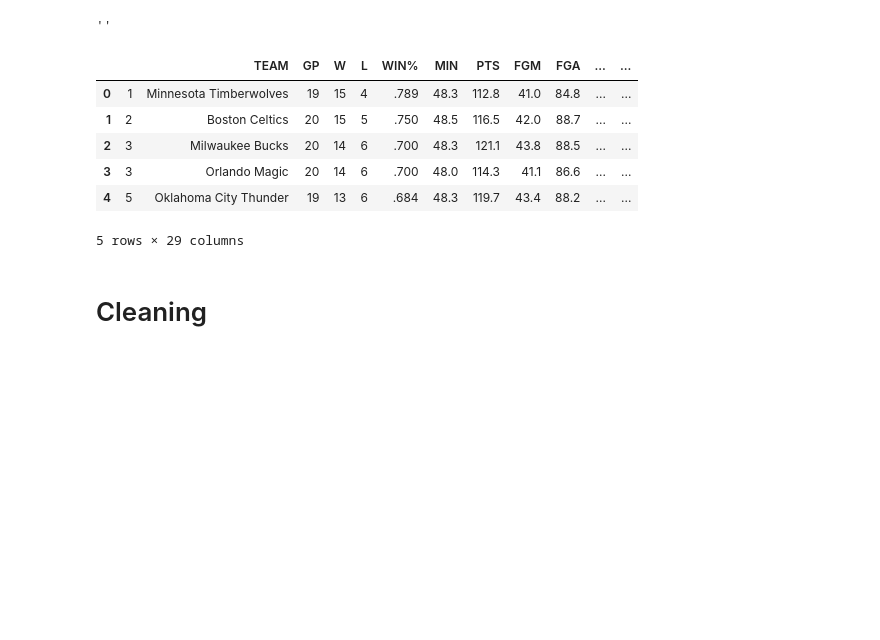
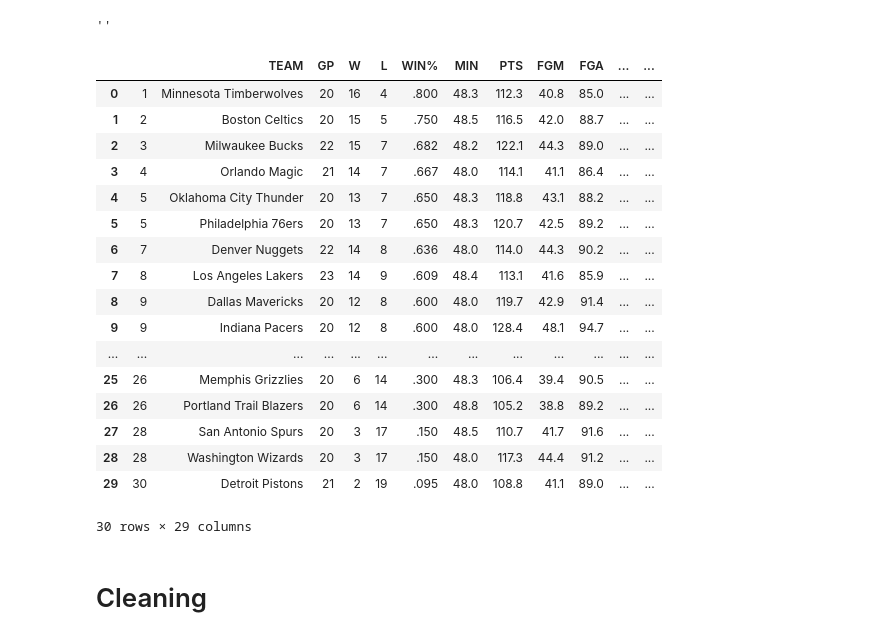
Before and after one commit to VincentGordon-Data-Analyst/nba-web-scraping-project, a Jupyter notebook: nba-team-stats.ipynb, the cells around one changed output. Saved outputs shown, nothing was run; the diff lists cells and outputs as text; code cells hidden in the pictures; blank space fills up the shorter version.

```diff
--- a/nba-team-stats.ipynb
+++ b/nba-team-stats.ipynb
@@ -87,18 +84,29 @@ headers.pop(0)
 # %%
 import pandas as pd
 
 # Getting the headers from the data array
 # It is important to remove them from the data array afterwards in order to be parsed correctly by Pandas
 team_stats = pd.DataFrame(table_data, columns=headers)
-team_stats.head()
+team_stats
 # %% [output]
 |  |  | TEAM | GP | W | L | WIN% | MIN | PTS | FGM | FGA | ... | ... |
-| 0 | 1 | Minnesota Timberwolves | 19 | 15 | 4 | .789 | 48.3 | 112.8 | 41.0 | 84.8 | ... | ... |
+| 0 | 1 | Minnesota Timberwolves | 20 | 16 | 4 | .800 | 48.3 | 112.3 | 40.8 | 85.0 | ... | ... |
 | 1 | 2 | Boston Celtics | 20 | 15 | 5 | .750 | 48.5 | 116.5 | 42.0 | 88.7 | ... | ... |
-| 2 | 3 | Milwaukee Bucks | 20 | 14 | 6 | .700 | 48.3 | 121.1 | 43.8 | 88.5 | ... | ... |
-| 3 | 3 | Orlando Magic | 20 | 14 | 6 | .700 | 48.0 | 114.3 | 41.1 | 86.6 | ... | ... |
-| 4 | 5 | Oklahoma City Thunder | 19 | 13 | 6 | .684 | 48.3 | 119.7 | 43.4 | 88.2 | ... | ... |
+| 2 | 3 | Milwaukee Bucks | 22 | 15 | 7 | .682 | 48.2 | 122.1 | 44.3 | 89.0 | ... | ... |
+| 3 | 4 | Orlando Magic | 21 | 14 | 7 | .667 | 48.0 | 114.1 | 41.1 | 86.4 | ... | ... |
+| 4 | 5 | Oklahoma City Thunder | 20 | 13 | 7 | .650 | 48.3 | 118.8 | 43.1 | 88.2 | ... | ... |
+| 5 | 5 | Philadelphia 76ers | 20 | 13 | 7 | .650 | 48.3 | 120.7 | 42.5 | 89.2 | ... | ... |
+| 6 | 7 | Denver Nuggets | 22 | 14 | 8 | .636 | 48.0 | 114.0 | 44.3 | 90.2 | ... | ... |
+| 7 | 8 | Los Angeles Lakers | 23 | 14 | 9 | .609 | 48.4 | 113.1 | 41.6 | 85.9 | ... | ... |
+| 8 | 9 | Dallas Mavericks | 20 | 12 | 8 | .600 | 48.0 | 119.7 | 42.9 | 91.4 | ... | ... |
+| 9 | 9 | Indiana Pacers | 20 | 12 | 8 | .600 | 48.0 | 128.4 | 48.1 | 94.7 | ... | ... |
+| ... | ... | ... | ... | ... | ... | ... | ... | ... | ... | ... | ... | ... |
+| 25 | 26 | Memphis Grizzlies | 20 | 6 | 14 | .300 | 48.3 | 106.4 | 39.4 | 90.5 | ... | ... |
+| 26 | 26 | Portland Trail Blazers | 20 | 6 | 14 | .300 | 48.8 | 105.2 | 38.8 | 89.2 | ... | ... |
+| 27 | 28 | San Antonio Spurs | 20 | 3 | 17 | .150 | 48.5 | 110.7 | 41.7 | 91.6 | ... | ... |
+| 28 | 28 | Washington Wizards | 20 | 3 | 17 | .150 | 48.0 | 117.3 | 44.4 | 91.2 | ... | ... |
+| 29 | 30 | Detroit Pistons | 21 | 2 | 19 | .095 | 48.0 | 108.8 | 41.1 | 89.0 | ... | ... |
-5 rows × 29 columns
+30 rows × 29 columns
 # %% [markdown]
 # Cleaning
 # %%
```
Also changed, not shown: parts of 7 cells of this notebook, 7 other files.
